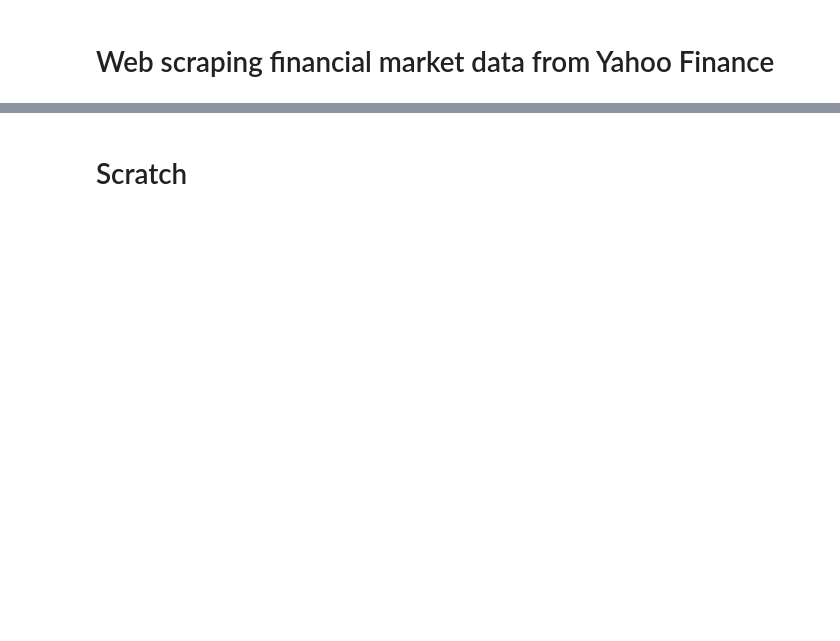
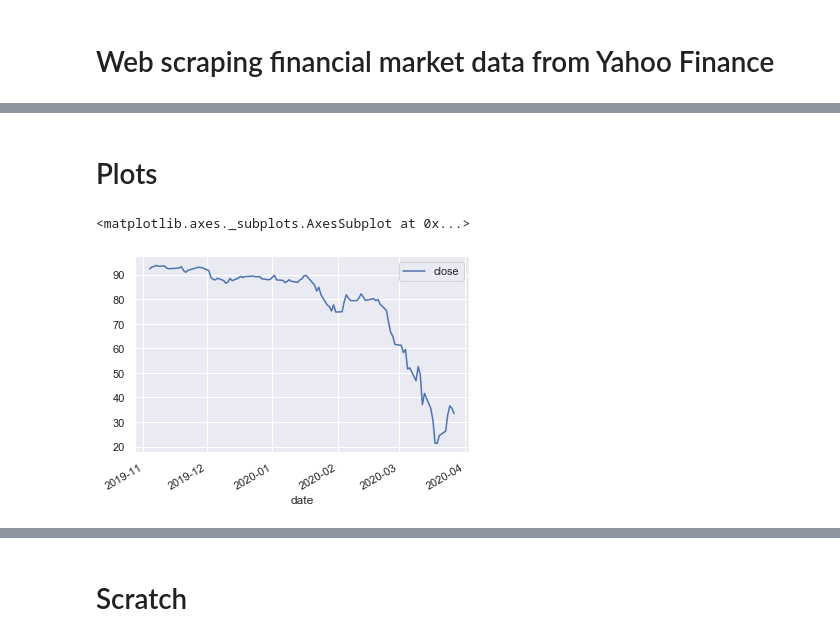
Before and after one commit to paulzuradzki/webscraping-stocks, a Jupyter notebook: fin-data.ipynb, the cells around one changed output, grey strips where cells are left out. Drawn from its saved outputs; the diff is of its cells as text; code cells hidden in the pictures; blank space fills up the shorter version.

```diff
--- a/fin-data.ipynb
+++ b/fin-data.ipynb
@@ -189,0 +188,17 @@ hist
+# %% [markdown]
+# Plots
+# %%
+import seaborn as sns
+sns.set()
+
+# custom func
+hist = get_historical_quotes('UAL')
+
+# convert index to datetime
+hist.index = pd.to_datetime(hist.index, format='%b %d, %Y')
+
+# convert prices from string to float
+hist['close'].astype(float).plot(legend=True, x='UAL')
+# %% [output]
+<matplotlib.axes._subplots.AxesSubplot at 0x...>
+[figure, added]
```
Also changed, not shown: parts of 14 cells of this notebook, 1 other file.
